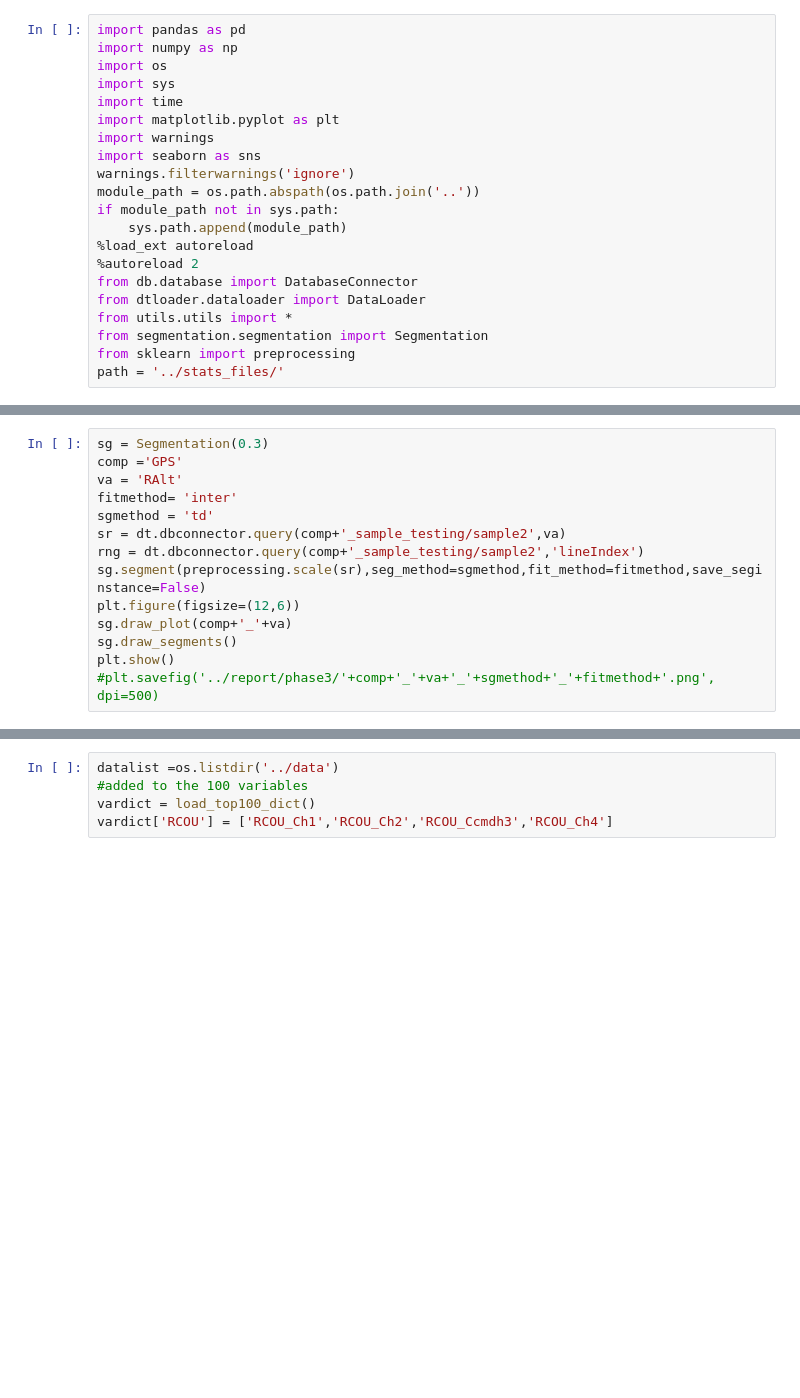
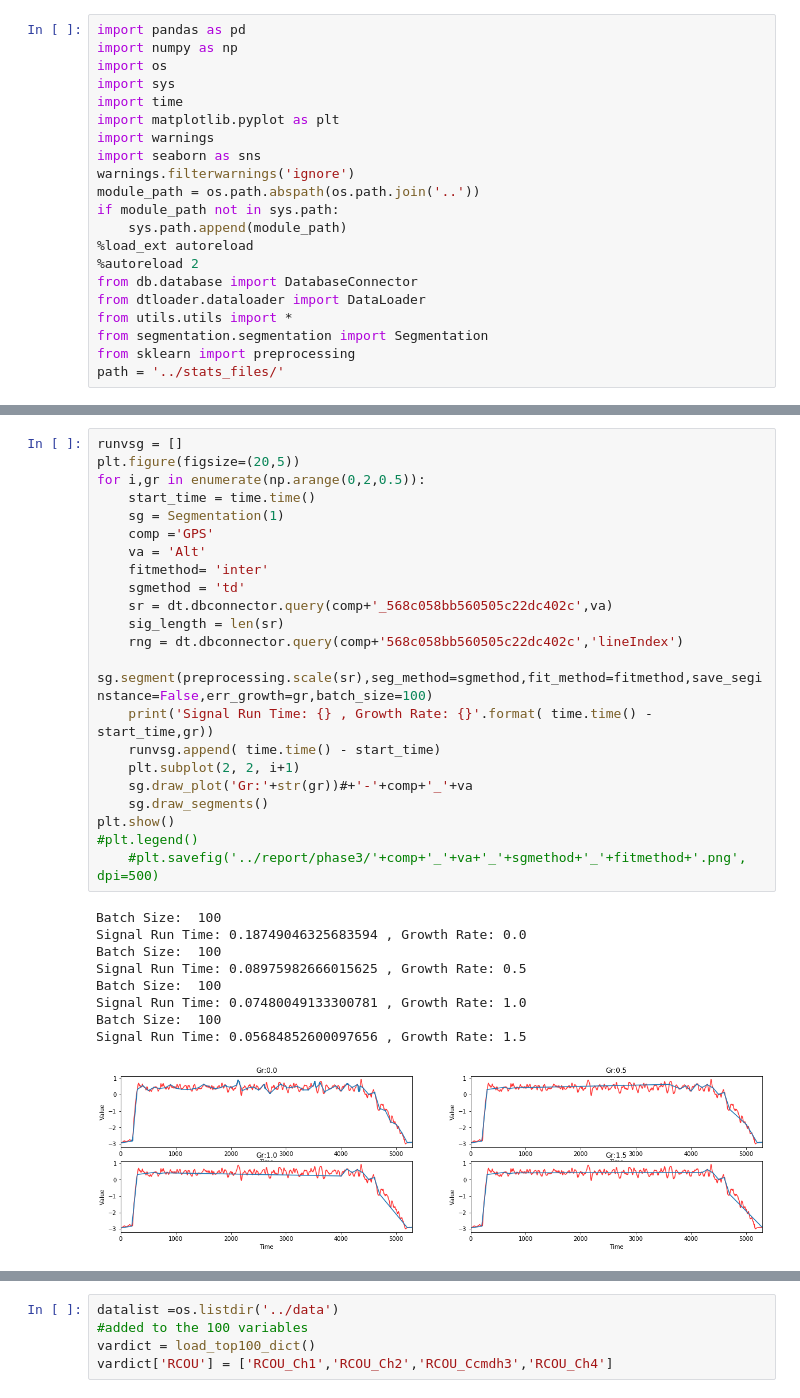
Before and after one commit to Husseinjd/DroneCrashDetection, a Jupyter notebook: analysis/segmentation_analysis.ipynb, the cells around one changed output, grey strips where cells are left out. Saved outputs shown, nothing was run; the diff lists cells and outputs as text; blank space fills up the shorter version.

Commit message:
batch top down

```diff
--- a/analysis/segmentation_analysis.ipynb
+++ b/analysis/segmentation_analysis.ipynb
@@ -26,14 +29,32 @@ dt.extractinfo(export=False,single_file=False)
 # %%
-sg = Segmentation(0.3)
-comp ='GPS'
-va = 'RAlt'
-fitmethod= 'inter'
-sgmethod = 'td'
-sr = dt.dbconnector.query(comp+'_sample_testing/sample2',va)
-rng = dt.dbconnector.query(comp+'_sample_testing/sample2','lineIndex')
-sg.segment(preprocessing.scale(sr),seg_method=sgmethod,fit_method=fitmethod,save_seginstance=False)
-plt.figure(figsize=(12,6))
-sg.draw_plot(comp+'_'+va)
-sg.draw_segments()
+runvsg = []
+plt.figure(figsize=(20,5))
+for i,gr in enumerate(np.arange(0,2,0.5)):
+    start_time = time.time()
+    sg = Segmentation(1)
+    comp ='GPS'
+    va = 'Alt'
+    fitmethod= 'inter'
+    sgmethod = 'td'
+    sr = dt.dbconnector.query(comp+'_568c058bb560505c22dc402c',va)
+    sig_length = len(sr)
+    rng = dt.dbconnector.query(comp+'568c058bb560505c22dc402c','lineIndex')
+    sg.segment(preprocessing.scale(sr),seg_method=sgmethod,fit_method=fitmethod,save_seginstance=False,err_growth=gr,batch_size=100)
+    print('Signal Run Time: {} , Growth Rate: {}'.format( time.time() - start_time,gr))
+    runvsg.append( time.time() - start_time)
+    plt.subplot(2, 2, i+1)
+    sg.draw_plot('Gr:'+str(gr))#+'-'+comp+'_'+va
+    sg.draw_segments()
 plt.show()
-#plt.savefig('../report/phase3/'+comp+'_'+va+'_'+sgmethod+'_'+fitmethod+'.png', dpi=500)
+#plt.legend()
+    #plt.savefig('../report/phase3/'+comp+'_'+va+'_'+sgmethod+'_'+fitmethod+'.png', dpi=500)
+# %% [output]
+Batch Size:  100
+Signal Run Time: 0.18749046325683594 , Growth Rate: 0.0
+Batch Size:  100
+Signal Run Time: 0.08975982666015625 , Growth Rate: 0.5
+Batch Size:  100
+Signal Run Time: 0.07480049133300781 , Growth Rate: 1.0
+Batch Size:  100
+Signal Run Time: 0.05684852600097656 , Growth Rate: 1.5
+[figure, added]
```
Also changed, not shown: parts of 5 cells of this notebook, 1 other file.
